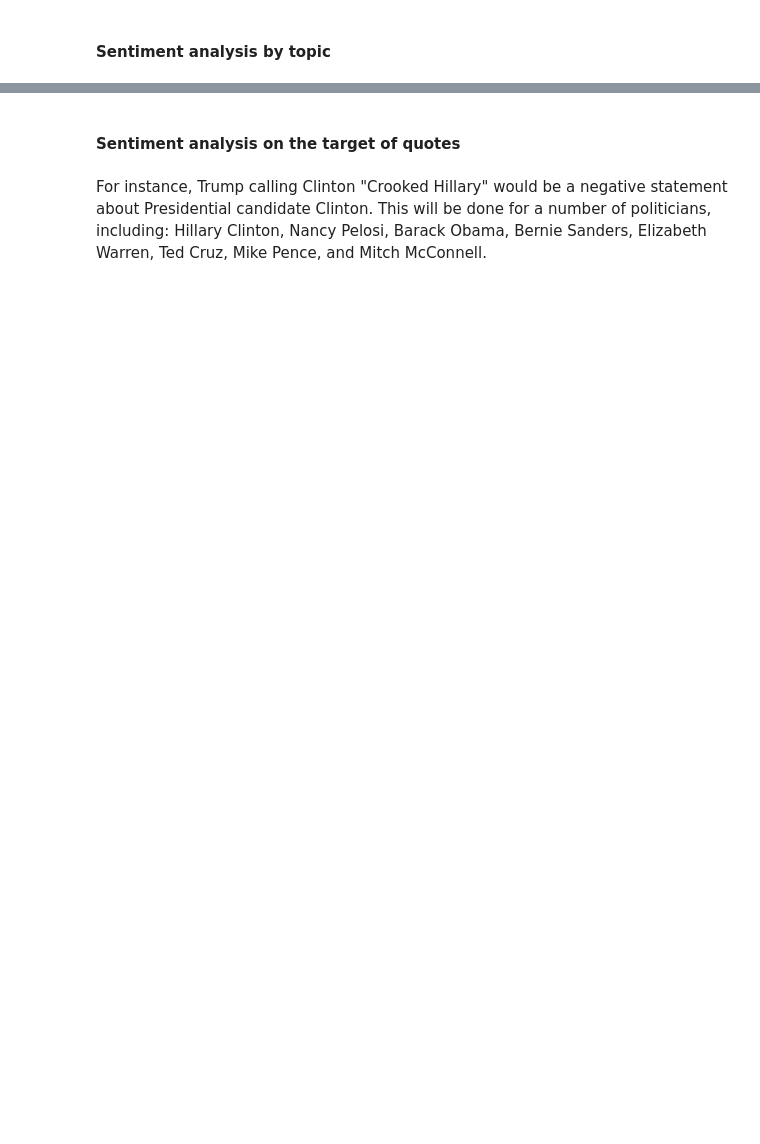
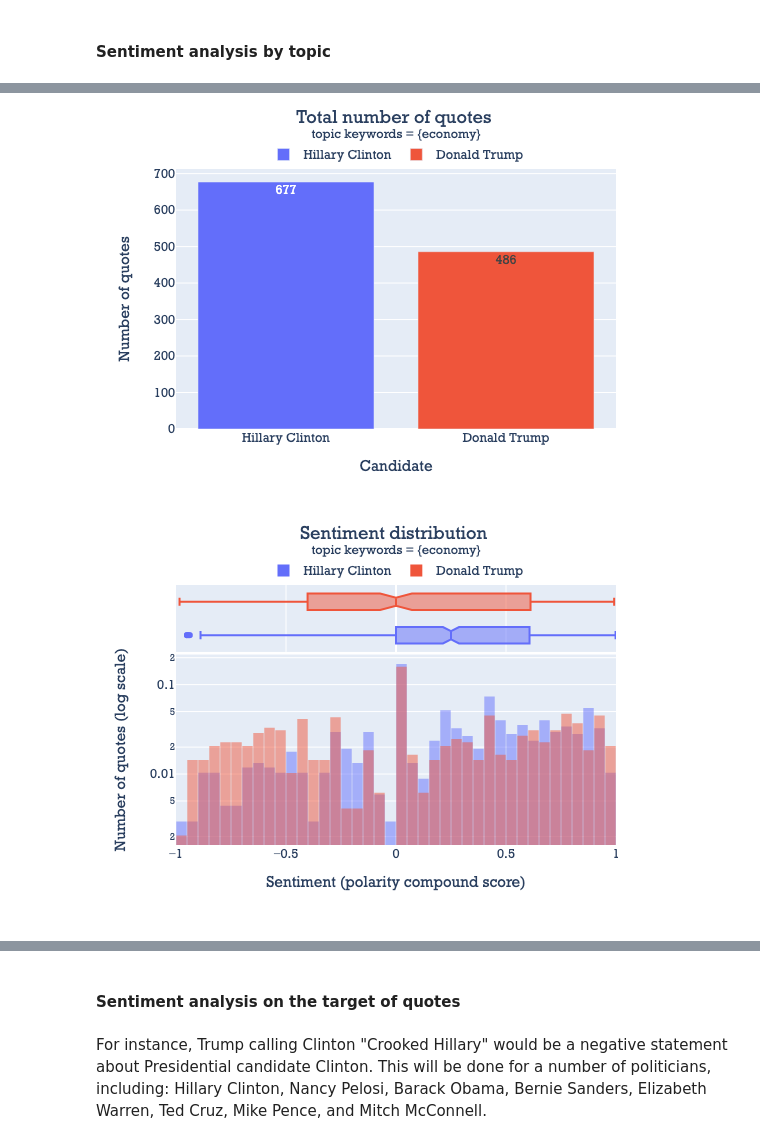
Before and after one commit to epfl-ada/ada-2021-project-radar, a Jupyter notebook: notebook.ipynb, the cells around one changed output, grey strips where cells are left out. Drawn from its saved outputs; the diff is of its cells as text; code cells hidden in the pictures; blank space fills up the shorter version.

```diff
--- a/notebook.ipynb
+++ b/notebook.ipynb
@@ -1964,16 +2135,16 @@ def filter_n_concatenate_dfs(hc_sample, dt_sample, topic_keywords):
         topic_keywords, case=False)]
 
     hc_dt_filtered = pd.DataFrame(dict(
-        candidate=np.concatenate((["Hillary Clinton"]*len(hc_filtered),
+        speaker=np.concatenate((["Hillary Clinton"]*len(hc_filtered),
                                   ["Donald Trump"]*len(dt_filtered))),
         polarityScore=np.concatenate((hc_filtered['polarityScore'],
                                       dt_filtered['polarityScore'])),
         quotation=np.concatenate((hc_filtered['quotation'],
                                   dt_filtered['quotation']))
     ))
-    hc_filtered = hc_dt_filtered[hc_dt_filtered['candidate']
+    hc_filtered = hc_dt_filtered[hc_dt_filtered['speaker']
                                  == "Hillary Clinton"]
-    dt_filtered = hc_dt_filtered[hc_dt_filtered['candidate'] == "Donald Trump"]
+    dt_filtered = hc_dt_filtered[hc_dt_filtered['speaker'] == "Donald Trump"]
     return hc_dt_filtered, hc_filtered, dt_filtered
 # %%
 def sentimentHistogram(hc_sample, dt_sample, topic_keywords):
@@ -1981,7 +2152,7 @@ def sentimentHistogram(hc_sample, dt_sample, topic_keywords):
         hc_sample, dt_sample, topic_keywords)
 
     # plot with plotly
-    fig = px.histogram(hc_dt_filtered, x="polarityScore", color="candidate", histnorm='probability',
+    fig = px.histogram(hc_dt_filtered, x="polarityScore", color="speaker", histnorm='probability',
                        barmode="overlay", nbins=40, marginal="box",
                        width=600, height=400,
                        log_y=True
@@ -2009,13 +2180,13 @@ def quotesCountPerSpeaker(hc_sample, dt_sample, topic_keywords):
         hc_sample, dt_sample, topic_keywords)
 
     quote_counts = hc_dt_filtered.groupby(
-        ['candidate']).size().reset_index(name='counts')
+        ['speaker']).size().reset_index(name='counts')
 
     # sort to have Clinton on the left and Trump on the right
-    quote_counts.sort_values('candidate', ascending=False, inplace=True)
+    quote_counts.sort_values('speaker', ascending=False, inplace=True)
 
-    fig = px.bar(quote_counts, x="candidate", y="counts",
-                 color='candidate',
+    fig = px.bar(quote_counts, x="speaker", y="counts",
+                 color='speaker',
                  color_discrete_map={
                      'Hillary Clinton': blue,
                      'Donald Trump': red,
@@ -2057,26 +2228,26 @@ def sentimentClassifier(hc_sample, dt_sample, topic_keywords):
 
     # aggregate our dataframe by sentiment and candidate
     df_sentiment_agg = hc_dt_filtered.groupby(
-        ['sentiment', 'candidate']).size().reset_index(name='counts')
+        ['sentiment', 'speaker']).size().reset_index(name='counts')
 
     # NORMALIZATION
     # compute total number of quotes per candidate
-    quote_counts = hc_dt_filtered.groupby(['candidate']).size()
+    quote_counts = hc_dt_filtered.groupby(['speaker']).size()
     hc_quote_counts = quote_counts['Hillary Clinton']
     dt_quote_counts = quote_counts['Donald Trump']
 
     # divide by total number of quotes per candidate to get percentage
     df_sentiment_agg['counts_pct'] = 0
     df_sentiment_agg['counts_pct'] = np.where(
-        df_sentiment_agg['candidate'] == 'Donald Trump', df_sentiment_agg['counts']/dt_quote_counts, df_sentiment_agg['counts_pct'])
+        df_sentiment_agg['speaker'] == 'Donald Trump', df_sentiment_agg['counts']/dt_quote_counts, df_sentiment_agg['counts_pct'])
     df_sentiment_agg['counts_pct'] = np.where(
-        df_sentiment_agg['candidate'] == 'Hillary Clinton', df_sentiment_agg['counts']/hc_quote_counts, df_sentiment_agg['counts_pct'])
+        df_sentiment_agg['speaker'] == 'Hillary Clinton', df_sentiment_agg['counts']/hc_quote_counts, df_sentiment_agg['counts_pct'])
 
     # sort to have Clinton on the left and Trump on the right
-    df_sentiment_agg.sort_values('candidate', ascending=False, inplace=True)
+    df_sentiment_agg.sort_values('speaker', ascending=False, inplace=True)
 
     fig = px.bar(df_sentiment_agg, x="sentiment", y="counts_pct",
-                 color='candidate', barmode='group',
+                 color='speaker', barmode='group',
                  color_discrete_map={
                      'Hillary Clinton': blue,
                      'Donald Trump': red,
@@ -2085,7 +2256,7 @@ def sentimentClassifier(hc_sample, dt_sample, topic_keywords):
                  height=400,
                  text="counts_pct",
                  hover_data={
-                     'candidate': True,
+                     'speaker': True,
                      'sentiment': True,
                      'counts_pct': False,
                      'counts': True,
@@ -2115,11 +2290,13 @@ sentimentClassifier(hc_cleaned, dt_cleaned, topic_keywords)
 # %%
 topic_keywords = 'economy'
 quotesCountPerSpeaker(hc_cleaned, dt_cleaned, topic_keywords)
 sentimentHistogram(hc_cleaned, dt_cleaned, topic_keywords)
 sentimentClassifier(hc_cleaned, dt_cleaned, topic_keywords)
 
 hc_dt_filtered, hc_filtered, dt_filtered = filter_n_concatenate_dfs(
     hc_cleaned, dt_cleaned, topic_keywords)
-print_topk_quotes(hc_dt_filtered, "positive", 3)
-print("\n---\n")
-print_topk_quotes(hc_dt_filtered, "negative", 3)
+
+print_topk_quotes(hc_dt_filtered, 3)
+# %% [output]
+[figure, added]
+[figure, added]
```
Also changed, not shown: parts of 45 cells of this notebook, 6 other files.
